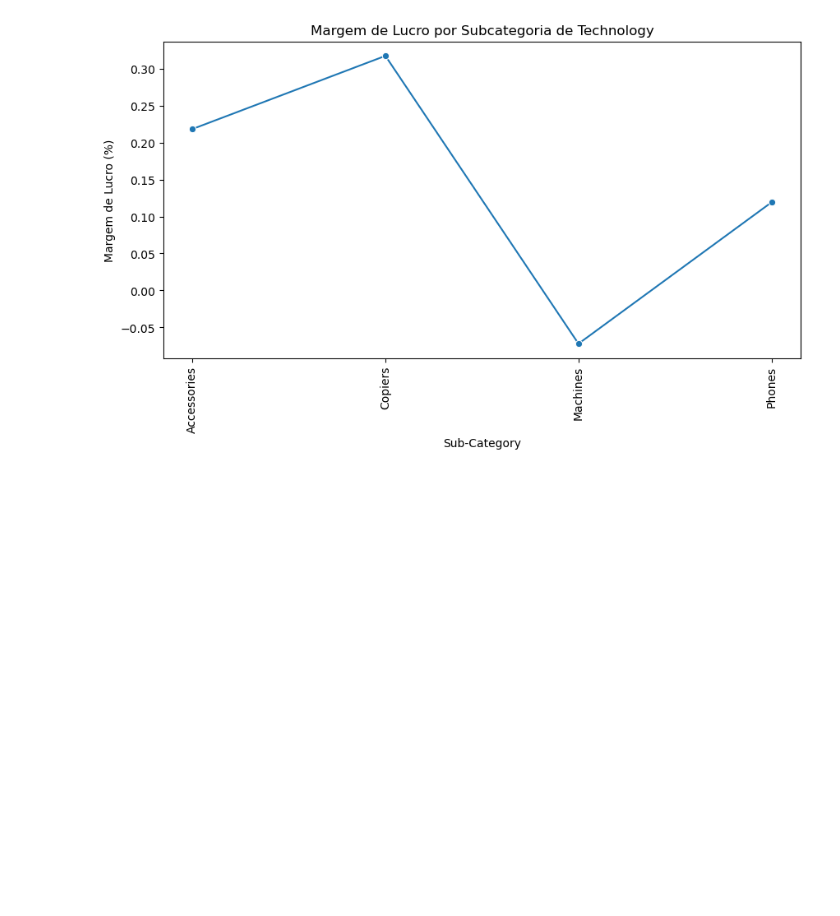
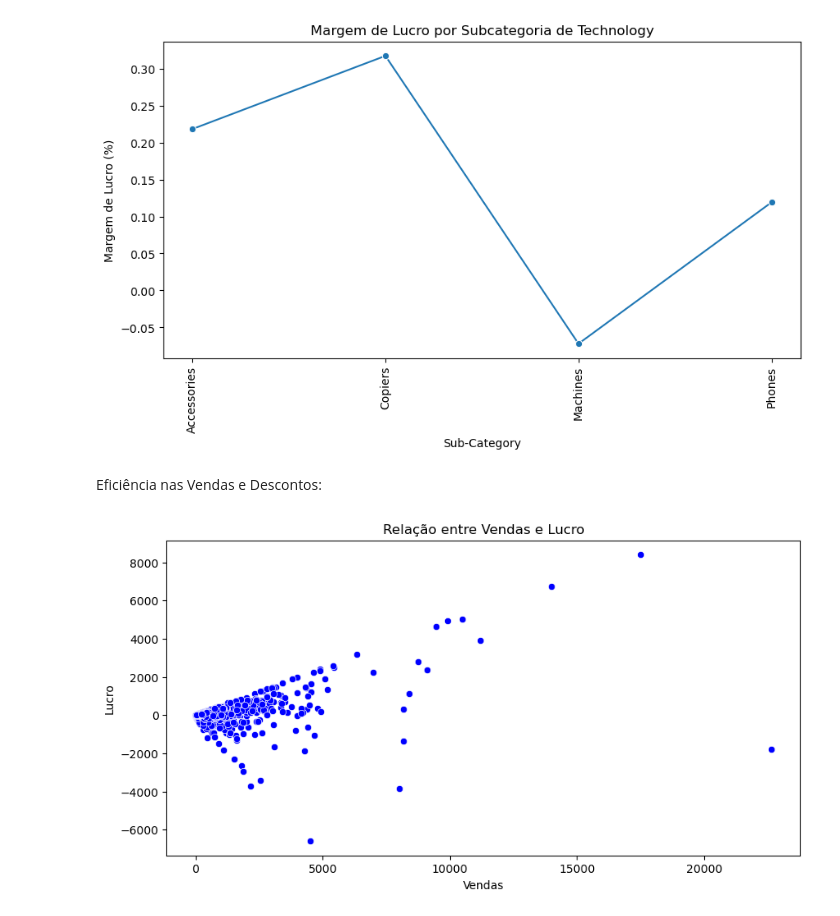
Before and after one commit to mario8978/Analise-de-Dados-Superstore-Sales, a Jupyter notebook: analise1.ipynb, the cells around one changed output. Drawn from its saved outputs; the diff is of its cells as text; code cells hidden in the pictures; blank space fills up the shorter version.

Commit message:
Análise sobre os descontos

```diff
--- a/analise1.ipynb
+++ b/analise1.ipynb
@@ -9,7 +9,7 @@ df = pd.read_excel('SampleSuperstore.xls')
 # %%
 #Tratando os dados
 df.head() #verificando os dados
-df = df.drop(['Row ID', 'Postal Code'], axis=1)
+df = df.drop(['Row ID', 'Postal Code','Customer Name'], axis=1)
 # %%
 df.info() #verificando se há valores nulos e os tipos de dados
 df.duplicated().sum() #verificando se existem duplicatas
@@ -111,3 +111,15 @@ for categoria in categorias:
 [figure]
 [figure]
 [figure]
+# %% [markdown]
+Eficiência nas Vendas e Descontos:
+# %%
+#Qual a relação entre as vendas e o lucro?
+plt.figure(figsize=(10,5))
+sns.scatterplot(x='Sales', y='Profit', data=df, color='blue')
+plt.title('Relação entre Vendas e Lucro')
+plt.xlabel('Vendas')
+plt.ylabel('Lucro')
+plt.show()
+# %% [output]
+[figure, added]
```
Also changed, not shown: parts of 4 cells of this notebook.
